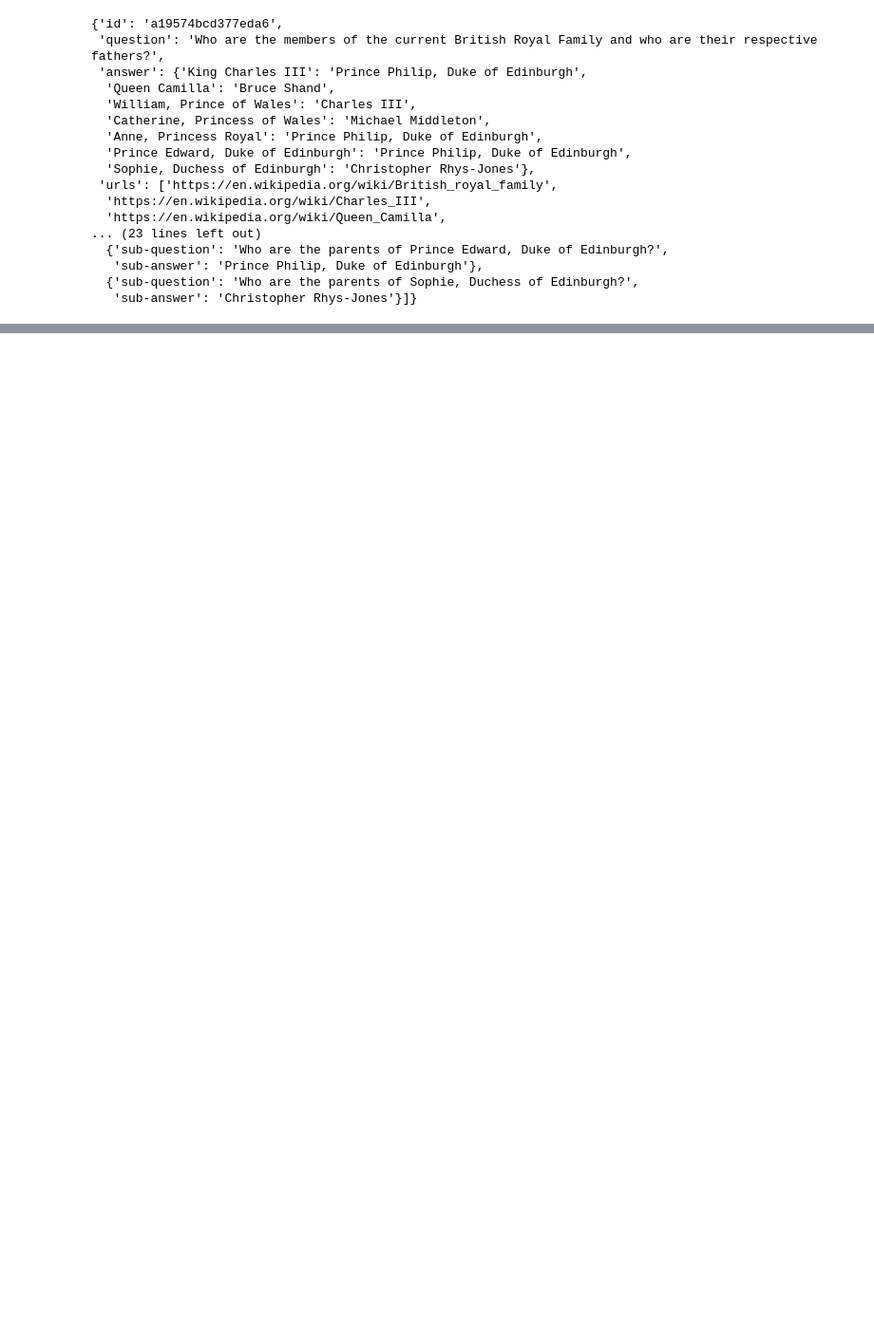
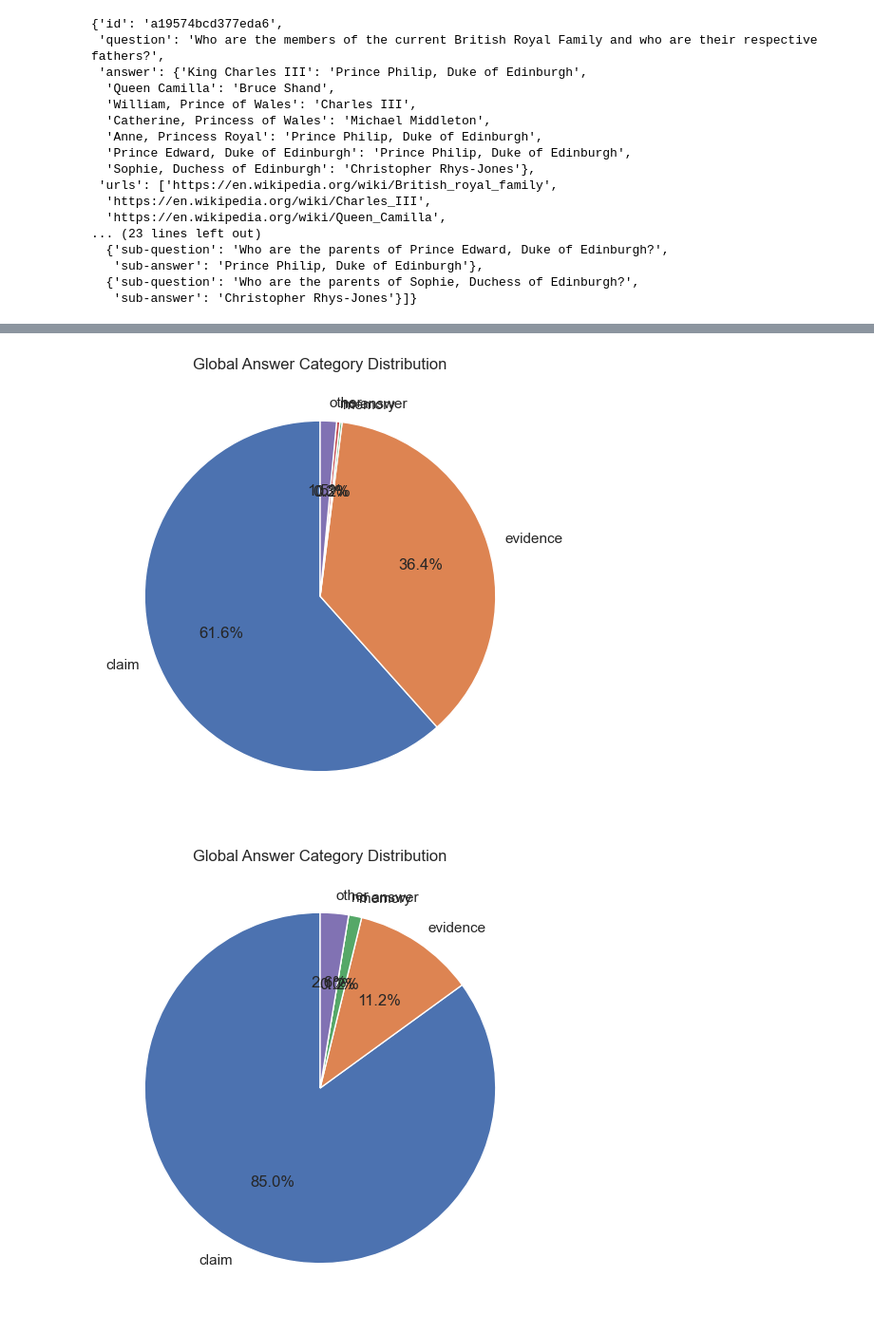
Before and after one commit to danielhk753/CLECK, a Jupyter notebook: notebooks/create_dataset.ipynb, the cells around one changed output, grey strips where cells are left out. Shown at 95% size. Saved outputs shown, nothing was run; the diff lists cells and outputs as text; code cells hidden in the pictures; blank space fills up the shorter version.

```diff
--- a/notebooks/create_dataset.ipynb
+++ b/notebooks/create_dataset.ipynb
@@ -231,0 +177,6 @@ These are the facts:
+# %%
+from knowledge_maze.evaluation.fanout_eval_visual import run_full_evaluation
+run_full_evaluation(res[0], res[1])
+# %% [output]
+[figure, added]
+[figure, added]
```
Also changed, not shown: parts of 30 cells of this notebook, 10 other files.
